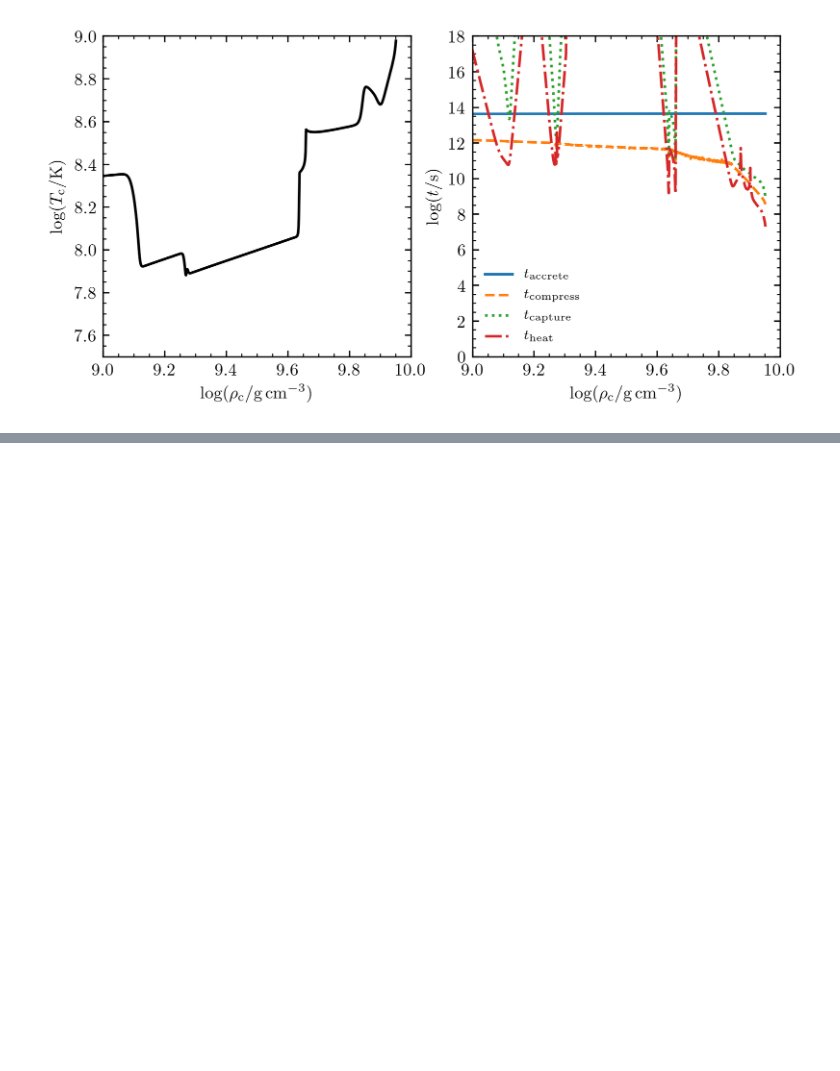
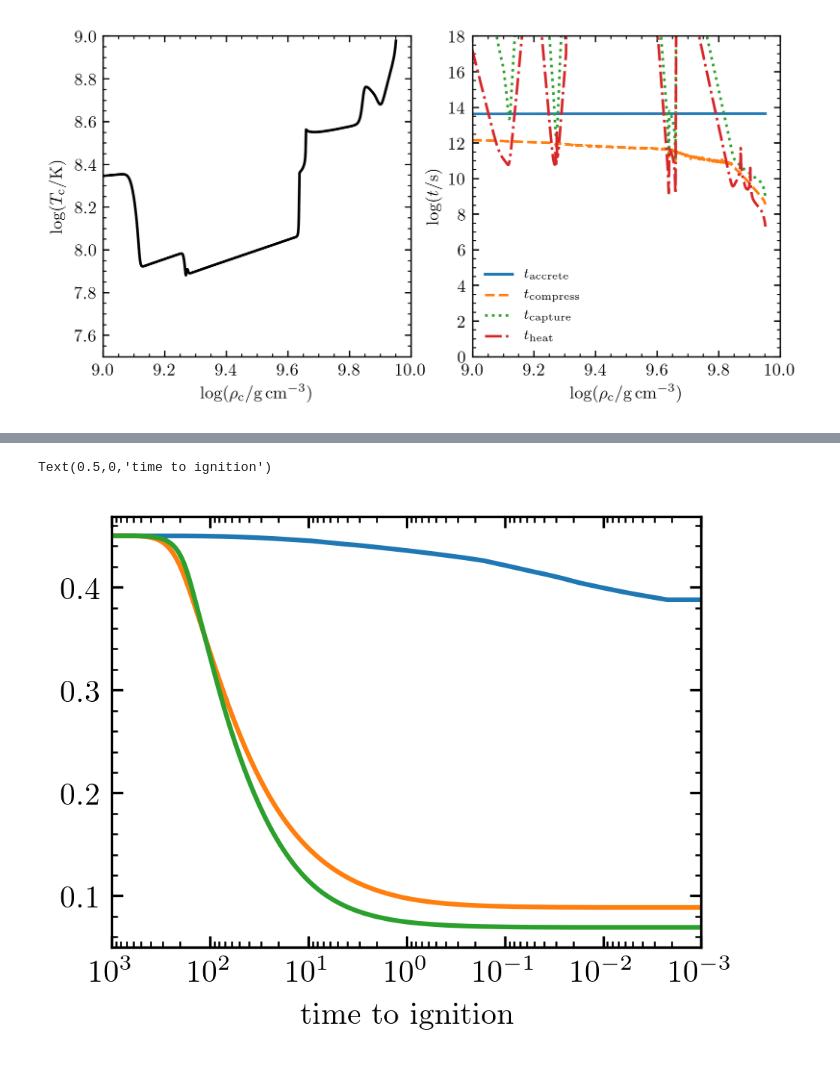
Before and after one commit to jschwab/aic-timescales, a Jupyter notebook: Timescales.ipynb, the cells around one changed output, grey strips where cells are left out. Saved outputs shown, nothing was run; the diff lists cells and outputs as text; code cells hidden in the pictures; blank space fills up the shorter version.

```diff
--- a/Timescales.ipynb
+++ b/Timescales.ipynb
@@ -97,0 +121,16 @@ fig.savefig('./notes/SBQ17-suzuki.pdf')
+# %%
+def plot_one(ax, d, color):
+    ax.plot(d.star_age[-1]-d.star_age, d.center_ne20, color=color)
+# %%
+fig, ax = plt.subplots()
+
+plot_one(ax, d1, 'C0')
+plot_one(ax, d2, 'C1')
+plot_one(ax, d3, 'C2')
+
+ax.set_xlim(1e3, 1e-3)
+ax.set_xscale('log')
+ax.set_xlabel('time to ignition')
+# %% [output]
+Text(0.5,0,'time to ignition')
+[figure, added]
```
Also changed, not shown: parts of 28 cells of this notebook.
